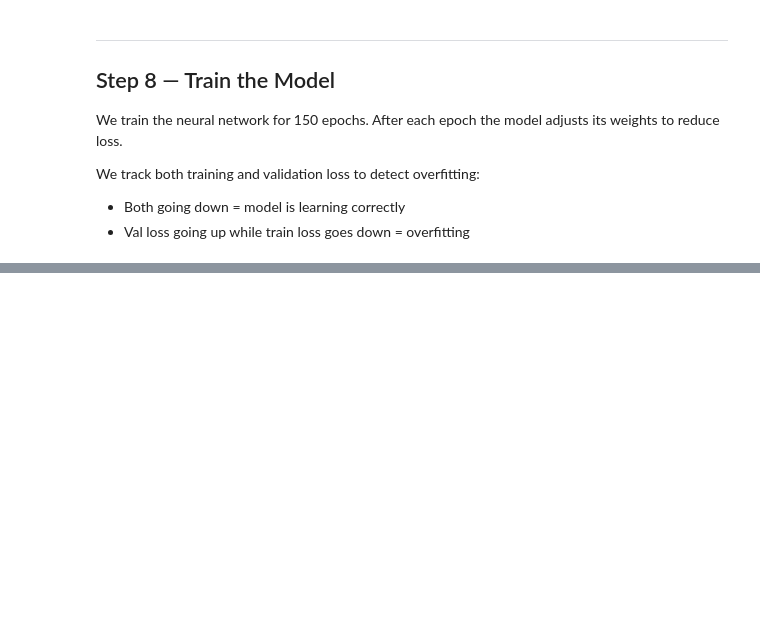
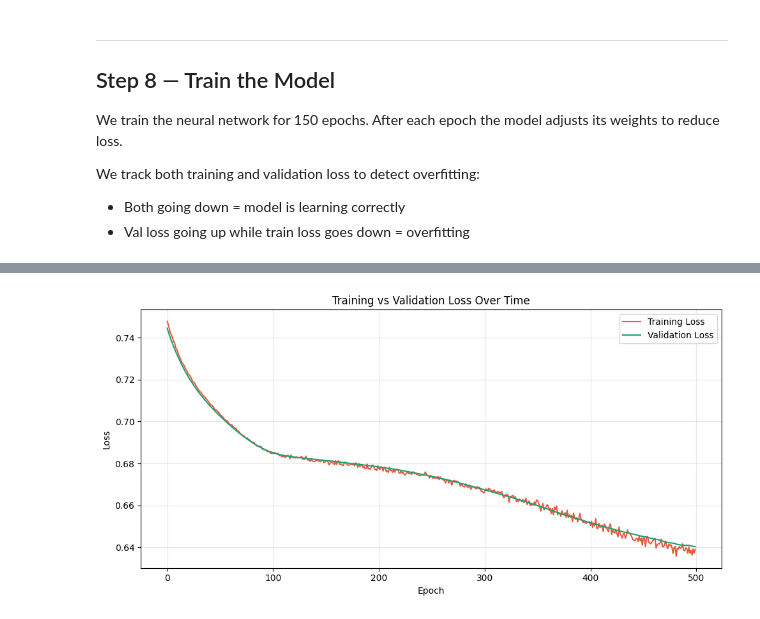
Before and after one commit to imon333/E-commerce-puschace-predictor-NeuralNetwork-pytorch., a Jupyter notebook: notebooks/purchase_prediction.ipynb, the cells around one changed output, grey strips where cells are left out. Saved outputs shown, nothing was run; the diff lists cells and outputs as text; code cells hidden in the pictures; blank space fills up the shorter version.

Commit message:
Visualize Training Curves

```diff
--- a/notebooks/purchase_prediction.ipynb
+++ b/notebooks/purchase_prediction.ipynb
@@ -478,7 +478,7 @@ We track both training and validation loss to detect overfitting:
 # %%
 train_losses = []
 val_losses   = []
-epochs       = 150
+epochs       = 500
 
 for epoch in range(epochs):
 
@@ -498,7 +498,7 @@ for epoch in range(epochs):
         val_loss   = criterion(val_output, y_val_t)
     val_losses.append(val_loss.item())
 
-    if epoch % 15 == 0:
+    if epoch % 50 == 0:
         print(f'Epoch {epoch:3d} | Train Loss: {train_loss.item():.4f} | Val Loss: {val_loss.item():.4f}')
 
 print('\nTraining complete!')
@@ -517,0 +524,18 @@ Training complete!
+# %%
+plt.figure(figsize=(10, 5))
+plt.plot(train_losses, label='Training Loss',   color='#E8593C')
+plt.plot(val_losses,   label='Validation Loss', color='#1D9E75')
+plt.xlabel('Epoch')
+plt.ylabel('Loss')
+plt.title('Training vs Validation Loss Over Time')
+plt.legend()
+plt.grid(True, alpha=0.3)
+plt.tight_layout()
+plt.show()
+
+print(f'Starting train loss: {train_losses[0]:.4f}')
+print(f'Final train loss:    {train_losses[-1]:.4f}')
+print(f'Starting val loss:   {val_losses[0]:.4f}')
+print(f'Final val loss:      {val_losses[-1]:.4f}')
+# %% [output]
+[figure, added]
```
Also changed, not shown: parts of 3 cells of this notebook.
